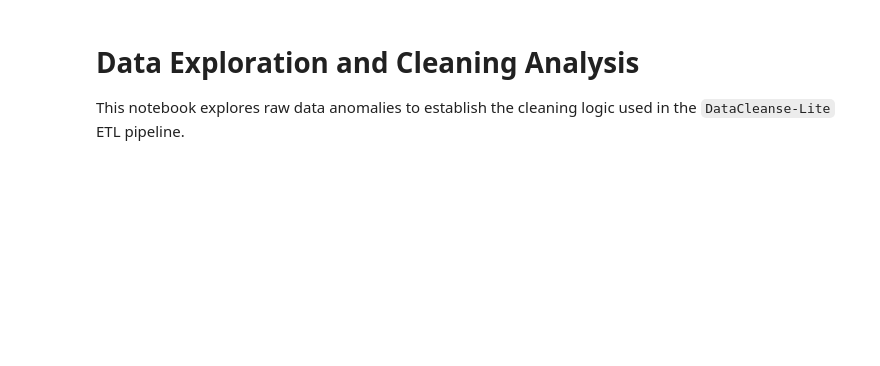
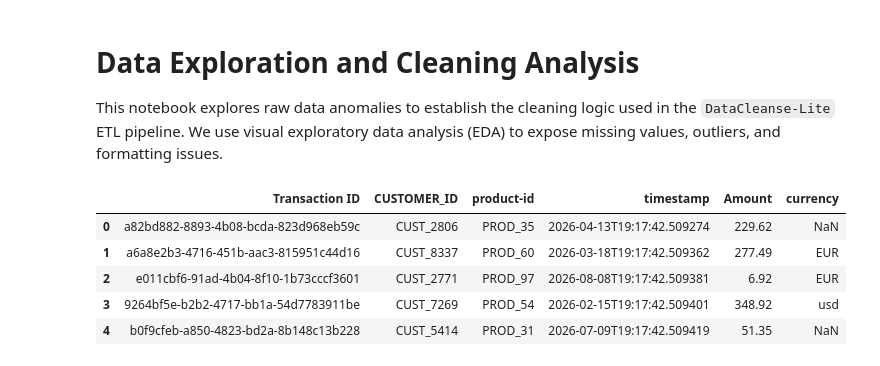
Before and after one commit to Bibek-Dhakal/data-cleanse-lite, a Jupyter notebook: notebooks/Data_Exploration_and_Cleaning.ipynb, the cells around one changed output. Saved outputs shown, nothing was run; the diff lists cells and outputs as text; code cells hidden in the pictures; blank space fills up the shorter version.

```diff
--- a/notebooks/Data_Exploration_and_Cleaning.ipynb
+++ b/notebooks/Data_Exploration_and_Cleaning.ipynb
@@ -1,12 +1,22 @@
 # %% [markdown]
 # Data Exploration and Cleaning Analysis
 
-This notebook explores raw data anomalies to establish the cleaning logic used in the `DataCleanse-Lite` ETL pipeline.
+This notebook explores raw data anomalies to establish the cleaning logic used in the `DataCleanse-Lite` ETL pipeline. We use visual exploratory data analysis (EDA) to expose missing values, outliers, and formatting issues.
 # %%
 import pandas as pd
 import matplotlib.pyplot as plt
 import seaborn as sns
 
-# Assuming generate_sample_data.py has been run
+# Set visualization style
+sns.set_theme(style="whitegrid")
+
+# Load the raw data
 df = pd.read_csv('../data/unprocessed/sales_dump_1.csv')
 df.head()
+# %% [output]
+|  | Transaction ID | CUSTOMER_ID | product-id | timestamp | Amount | currency |
+| 0 | a82bd882-8893-4b08-bcda-823d968eb59c | CUST_2806 | PROD_35 | 2026-04-13T19:17:42.509274 | 229.62 | NaN |
+| 1 | a6a8e2b3-4716-451b-aac3-815951c44d16 | CUST_8337 | PROD_60 | 2026-03-18T19:17:42.509362 | 277.49 | EUR |
+| 2 | e011cbf6-91ad-4b04-8f10-1b73cccf3601 | CUST_2771 | PROD_97 | 2026-08-08T19:17:42.509381 | 6.92 | EUR |
+| 3 | 9264bf5e-b2b2-4717-bb1a-54d7783911be | CUST_7269 | PROD_54 | 2026-02-15T19:17:42.509401 | 348.92 | usd |
+| 4 | b0f9cfeb-a850-4823-bd2a-8b148c13b228 | CUST_5414 | PROD_31 | 2026-07-09T19:17:42.509419 | 51.35 | NaN |
```
Also changed, not shown: parts of 11 cells of this notebook.
